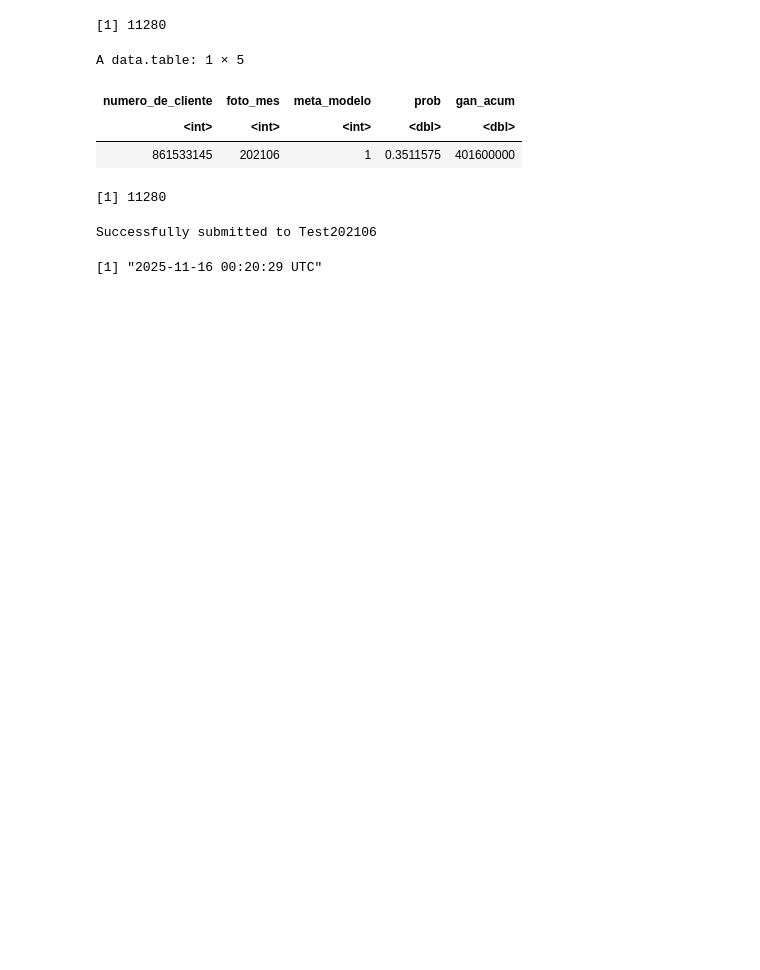
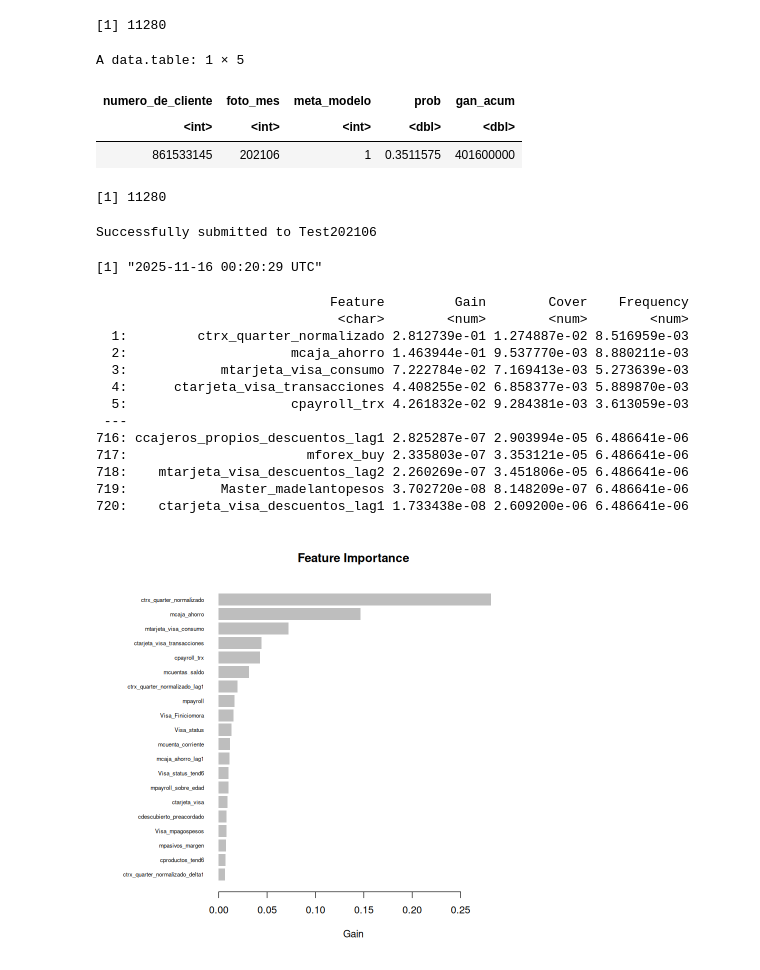
Before and after one commit to Guadito/dmeyf2025, a Jupyter notebook: babycode/apo-506_e.ipynb, the cells around one changed output. Cells and saved outputs as stored; diff of their text form; code cells hidden in the pictures; blank space fills up the shorter version.

Commit message:
ajustes en modelo final

```diff
--- a/babycode/apo-506_e.ipynb
+++ b/babycode/apo-506_e.ipynb
@@ -781,5 +781,30 @@ Successfully submitted to Test202106
 Sys.time()
 # %% [output]
 [1] "2025-11-16 00:20:29 UTC"
+# %%
+# Cargar un modelo guardado
+modelito <- lgb.load("~/buckets/b1/exp/apo-506_e/modelitos/mod_218989.txt")
+
+# Obtener importancia de variables
+importance <- lgb.importance(modelito, percentage = TRUE)
+print(importance)
+
+# Graficar importancia
+lgb.plot.importance(importance, top_n = 20)  # muestra las 20 más importantes
+# %% [output]
+                              Feature         Gain        Cover    Frequency
+                               <char>        <num>        <num>        <num>
+  1:         ctrx_quarter_normalizado 2.812739e-01 1.274887e-02 8.516959e-03
+  2:                     mcaja_ahorro 1.463944e-01 9.537770e-03 8.880211e-03
+  3:            mtarjeta_visa_consumo 7.222784e-02 7.169413e-03 5.273639e-03
+  4:      ctarjeta_visa_transacciones 4.408255e-02 6.858377e-03 5.889870e-03
+  5:                     cpayroll_trx 4.261832e-02 9.284381e-03 3.613059e-03
+ ---
+716: ccajeros_propios_descuentos_lag1 2.825287e-07 2.903994e-05 6.486641e-06
+717:                       mforex_buy 2.335803e-07 3.353121e-05 6.486641e-06
+718:    mtarjeta_visa_descuentos_lag2 2.260269e-07 3.451806e-05 6.486641e-06
+719:            Master_madelantopesos 3.702720e-08 8.148209e-07 6.486641e-06
+720:    ctarjeta_visa_descuentos_lag1 1.733438e-08 2.609200e-06 6.486641e-06
+[figure, added]
 # %%
 # Cargar un modelo guardado
```
Also changed, not shown: parts of 3 cells of this notebook, 2 other files.
